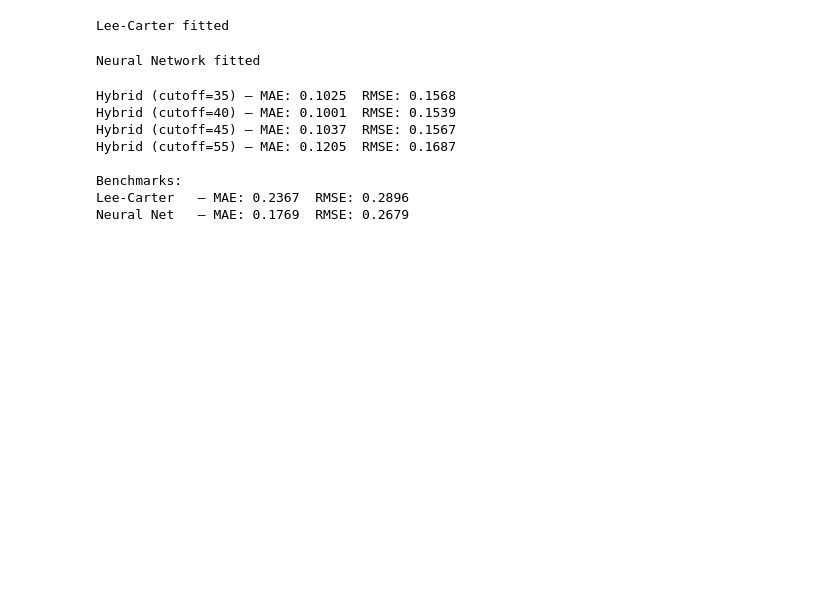
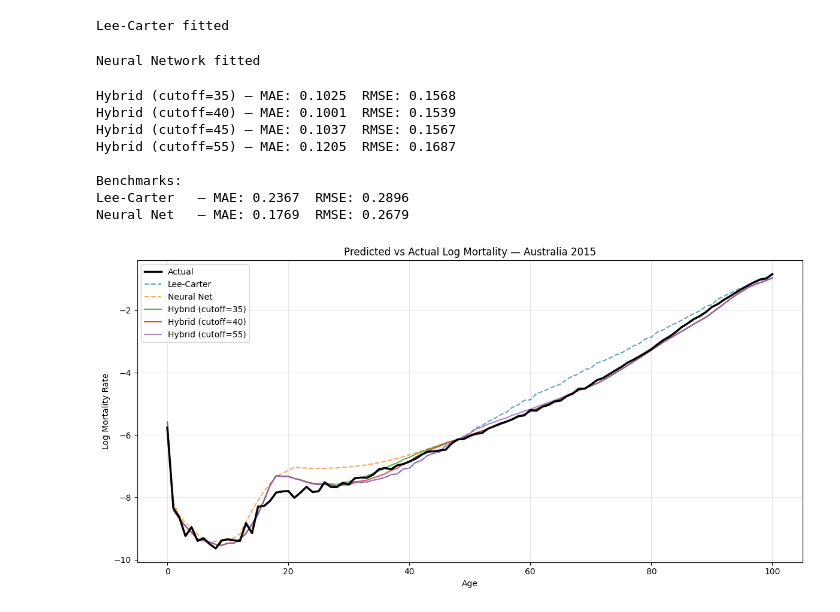
Before and after one commit to DL123890/ML-vs-Actuarial-Methods-Mortality, a Jupyter notebook: notebooks/07_lee_carter_NN_hybrid.ipynb, the cells around one changed output. Saved outputs shown, nothing was run; the diff lists cells and outputs as text; code cells hidden in the pictures; blank space fills up the shorter version.

```diff
--- a/notebooks/07_lee_carter_NN_hybrid.ipynb
+++ b/notebooks/07_lee_carter_NN_hybrid.ipynb
@@ -158,3 +158,51 @@ Hybrid (cutoff=55) — MAE: 0.1205  RMSE: 0.1687
 Benchmarks:
 Lee-Carter   — MAE: 0.2367  RMSE: 0.2896
 Neural Net   — MAE: 0.1769  RMSE: 0.2679
+# %%
+yr = 2015
+ages_plot = np.arange(0, 101)
+
+# actual
+actual_2015 = df[df['Year'] == yr].sort_values('Age')['log_mx_total'].values
+
+# lee-carter
+yr_idx = np.where(test_years == yr)[0][0]
+lc_2015 = np.array([lc_preds[(age, yr)] for age in ages_plot])
+
+# neural net
+X_2015 = np.column_stack([
+    ages_plot,
+    np.full(101, yr),
+    np.log1p(ages_plot),
+    ages_plot ** 2
+])
+X_2015_scaled = scaler.transform(X_2015)
+model_nn.eval()
+with torch.no_grad():
+    nn_2015 = model_nn(torch.FloatTensor(X_2015_scaled)).numpy()
+
+# hybrids
+def hybrid_pred(age, yr, cutoff):
+    w_nn = 1 / (1 + np.exp(-0.3 * (age - cutoff)))
+    return (1 - w_nn) * lc_preds[(age, yr)] + w_nn * nn_preds[(age, yr)]
+
+hybrid_35 = np.array([hybrid_pred(age, yr, 35) for age in ages_plot])
+hybrid_40 = np.array([hybrid_pred(age, yr, 40) for age in ages_plot])
+hybrid_55 = np.array([hybrid_pred(age, yr, 55) for age in ages_plot])
+
+plt.figure(figsize=(12, 6))
+plt.plot(ages_plot, actual_2015, 'k-', linewidth=2.5, label='Actual', zorder=5)
+plt.plot(ages_plot, lc_2015, '--', alpha=0.7, label='Lee-Carter')
+plt.plot(ages_plot, nn_2015, '--', alpha=0.7, label='Neural Net')
+plt.plot(ages_plot, hybrid_35, '-', alpha=0.8, label='Hybrid (cutoff=35)')
+plt.plot(ages_plot, hybrid_40, '-', alpha=0.8, label='Hybrid (cutoff=40)')
+plt.plot(ages_plot, hybrid_55, '-', alpha=0.8, label='Hybrid (cutoff=55)')
+plt.xlabel('Age')
+plt.ylabel('Log Mortality Rate')
+plt.title(f'Predicted vs Actual Log Mortality — Australia {yr}')
+plt.legend()
+plt.grid(True, alpha=0.3)
+plt.tight_layout()
+plt.show()
+# %% [output]
+[figure, added]
```
Also changed, not shown: parts of 1 cell of this notebook, 1 other file.
